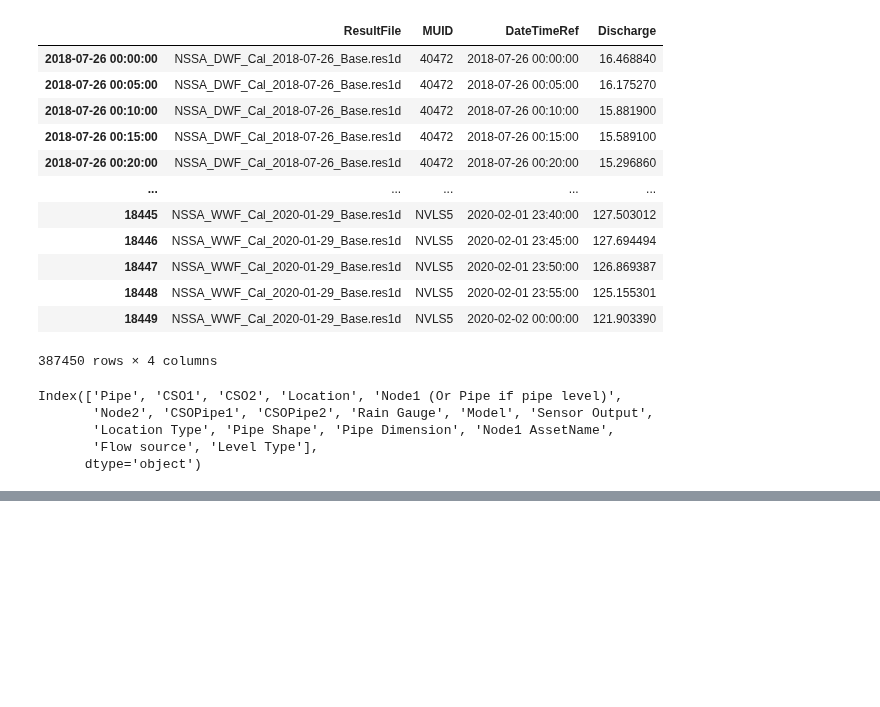
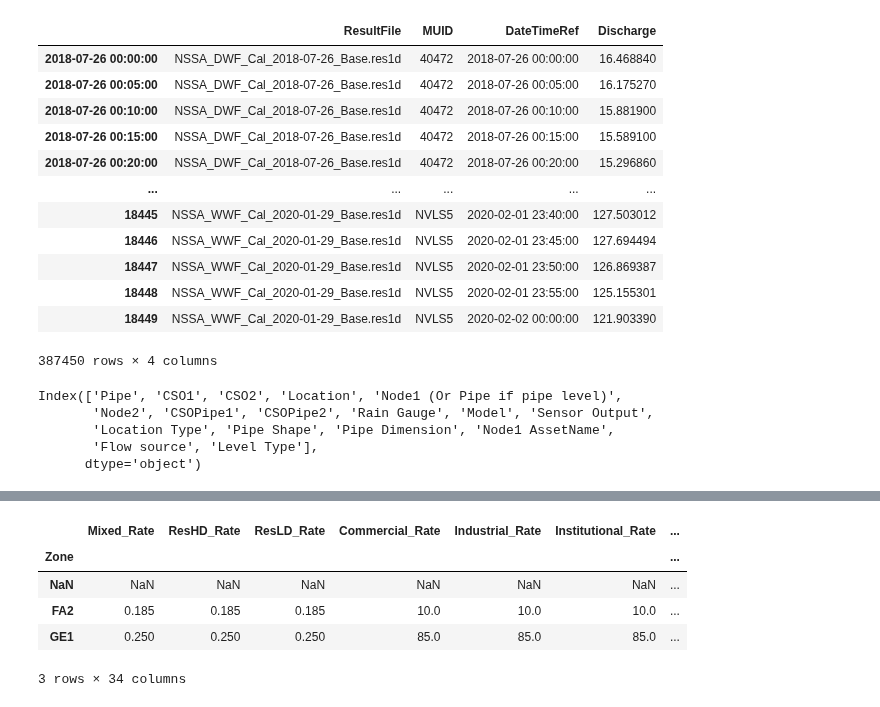
Before and after one commit to henriklocke/Calibration, a Jupyter notebook: Calibration.ipynb, the cells around one changed output, grey strips where cells are left out. Saved outputs shown, nothing was run; the diff lists cells and outputs as text; code cells hidden in the pictures; blank space fills up the shorter version.

```diff
--- a/Calibration.ipynb
+++ b/Calibration.ipynb
@@ -777,0 +955,9 @@ summation_df
+# %%
+dwf_specs.head(3)
+# %% [output]
+|  | Mixed_Rate | ResHD_Rate | ResLD_Rate | Commercial_Rate | Industrial_Rate | Institutional_Rate | ... |
+| Zone |  |  |  |  |  |  | ... |
+| NaN | NaN | NaN | NaN | NaN | NaN | NaN | ... |
+| FA2 | 0.185 | 0.185 | 0.185 | 10.0 | 10.0 | 10.0 | ... |
+| GE1 | 0.250 | 0.250 | 0.250 | 85.0 | 85.0 | 85.0 | ... |
+3 rows × 34 columns
```
Also changed, not shown: parts of 15 cells of this notebook.
